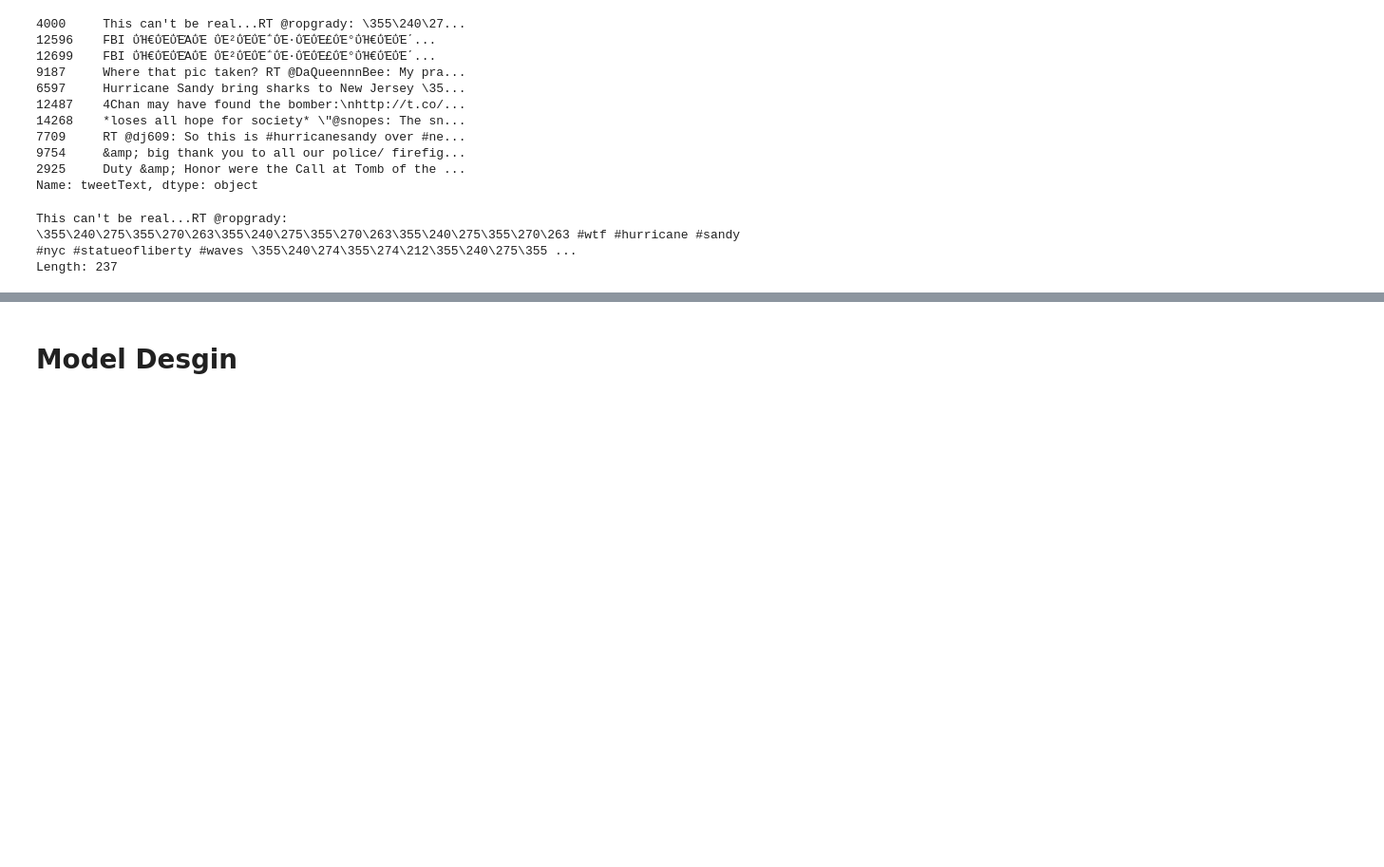
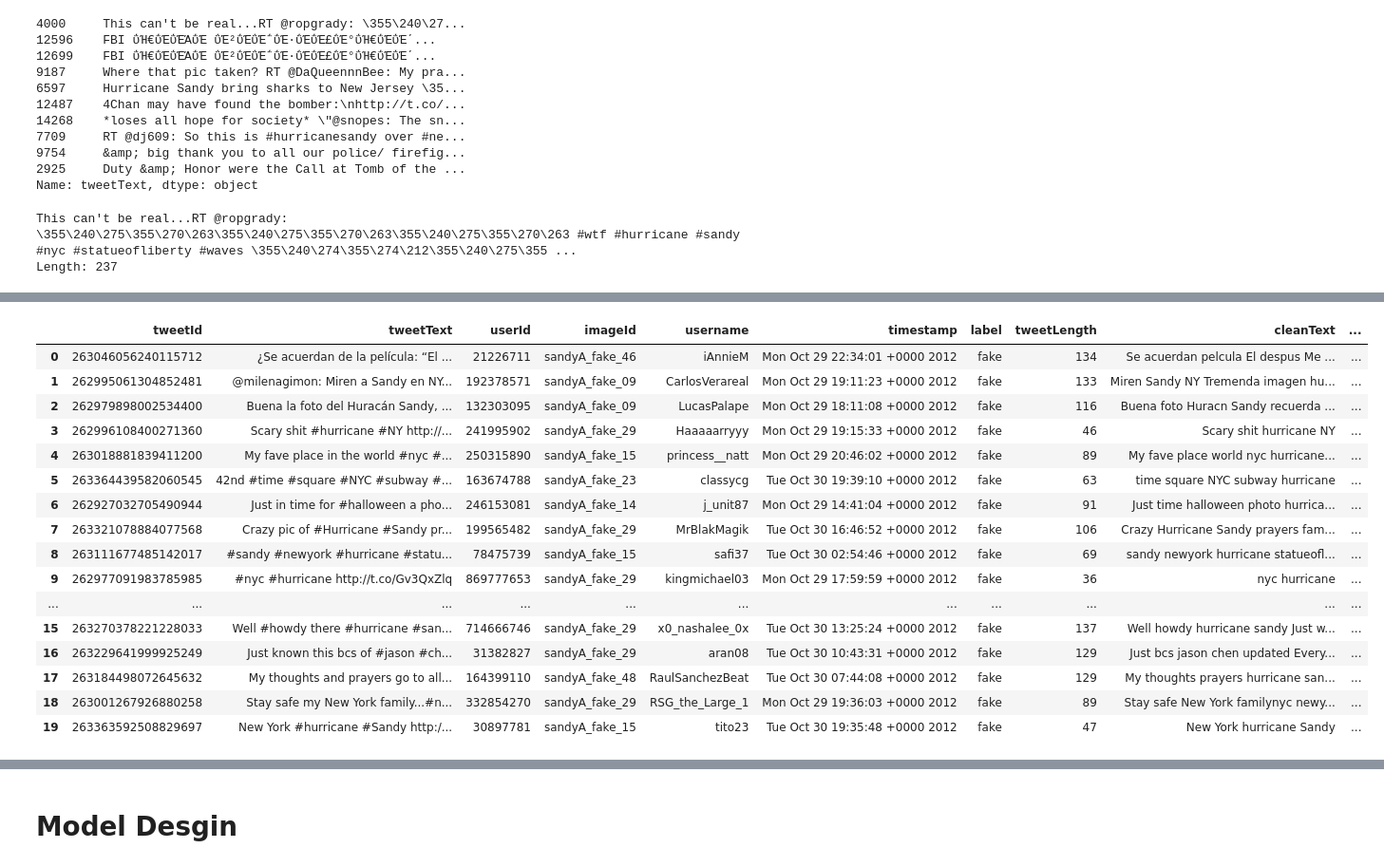
Before and after one commit to tee1g21/Machine-Learning-Technologies-Coursework, a Jupyter notebook: mediaEval.ipynb, the cells around one changed output, grey strips where cells are left out. Shown: that part at 95% size. Saved outputs shown, nothing was run; the diff lists cells and outputs as text; code cells hidden in the pictures; blank space fills up the shorter version.

```diff
--- a/mediaEval.ipynb
+++ b/mediaEval.ipynb
@@ -383,3 +392,23 @@ print(train_df["cleanText"].duplicated().sum())
+# %%
+train_df.head(20)
+# %% [output]
+|  | tweetId | tweetText | userId | imageId | username | timestamp | label | tweetLength | cleanText | ... |
+| 0 | 263046056240115712 | ¿Se acuerdan de la película: “El ... | 21226711 | sandyA_fake_46 | iAnnieM | Mon Oct 29 22:34:01 +0000 2012 | fake | 134 | Se acuerdan pelcula El despus Me ... | ... |
+| 1 | 262995061304852481 | @milenagimon: Miren a Sandy en NY... | 192378571 | sandyA_fake_09 | CarlosVerareal | Mon Oct 29 19:11:23 +0000 2012 | fake | 133 | Miren Sandy NY Tremenda imagen hu... | ... |
+| 2 | 262979898002534400 | Buena la foto del Huracán Sandy, ... | 132303095 | sandyA_fake_09 | LucasPalape | Mon Oct 29 18:11:08 +0000 2012 | fake | 116 | Buena foto Huracn Sandy recuerda ... | ... |
+| 3 | 262996108400271360 | Scary shit #hurricane #NY http://... | 241995902 | sandyA_fake_29 | Haaaaarryyy | Mon Oct 29 19:15:33 +0000 2012 | fake | 46 | Scary shit hurricane NY | ... |
+| 4 | 263018881839411200 | My fave place in the world #nyc #... | 250315890 | sandyA_fake_15 | princess__natt | Mon Oct 29 20:46:02 +0000 2012 | fake | 89 | My fave place world nyc hurricane... | ... |
+| 5 | 263364439582060545 | 42nd #time #square #NYC #subway #... | 163674788 | sandyA_fake_23 | classycg | Tue Oct 30 19:39:10 +0000 2012 | fake | 63 | time square NYC subway hurricane | ... |
+| 6 | 262927032705490944 | Just in time for #halloween a pho... | 246153081 | sandyA_fake_14 | j_unit87 | Mon Oct 29 14:41:04 +0000 2012 | fake | 91 | Just time halloween photo hurrica... | ... |
+| 7 | 263321078884077568 | Crazy pic of #Hurricane #Sandy pr... | 199565482 | sandyA_fake_29 | MrBlakMagik | Tue Oct 30 16:46:52 +0000 2012 | fake | 106 | Crazy Hurricane Sandy prayers fam... | ... |
+| 8 | 263111677485142017 | #sandy #newyork #hurricane #statu... | 78475739 | sandyA_fake_15 | safi37 | Tue Oct 30 02:54:46 +0000 2012 | fake | 69 | sandy newyork hurricane statueofl... | ... |
+| 9 | 262977091983785985 | #nyc #hurricane http://t.co/Gv3QxZlq | 869777653 | sandyA_fake_29 | kingmichael03 | Mon Oct 29 17:59:59 +0000 2012 | fake | 36 | nyc hurricane | ... |
+| ... | ... | ... | ... | ... | ... | ... | ... | ... | ... | ... |
+| 15 | 263270378221228033 | Well #howdy there #hurricane #san... | 714666746 | sandyA_fake_29 | x0_nashalee_0x | Tue Oct 30 13:25:24 +0000 2012 | fake | 137 | Well howdy hurricane sandy Just w... | ... |
+| 16 | 263229641999925249 | Just known this bcs of #jason #ch... | 31382827 | sandyA_fake_29 | aran08 | Tue Oct 30 10:43:31 +0000 2012 | fake | 129 | Just bcs jason chen updated Every... | ... |
+| 17 | 263184498072645632 | My thoughts and prayers go to all... | 164399110 | sandyA_fake_48 | RaulSanchezBeat | Tue Oct 30 07:44:08 +0000 2012 | fake | 129 | My thoughts prayers hurricane san... | ... |
+| 18 | 263001267926880258 | Stay safe my New York family...#n... | 332854270 | sandyA_fake_29 | RSG_the_Large_1 | Mon Oct 29 19:36:03 +0000 2012 | fake | 89 | Stay safe New York familynyc newy... | ... |
+| 19 | 263363592508829697 | New York #hurricane #Sandy http:/... | 30897781 | sandyA_fake_15 | tito23 | Tue Oct 30 19:35:48 +0000 2012 | fake | 47 | New York hurricane Sandy | ... |
 # %%
 #lengths of cleaned text
 train_df["cleanLength"] = train_df["cleanText"].apply(len)
```
Also changed, not shown: parts of 10 cells of this notebook.
